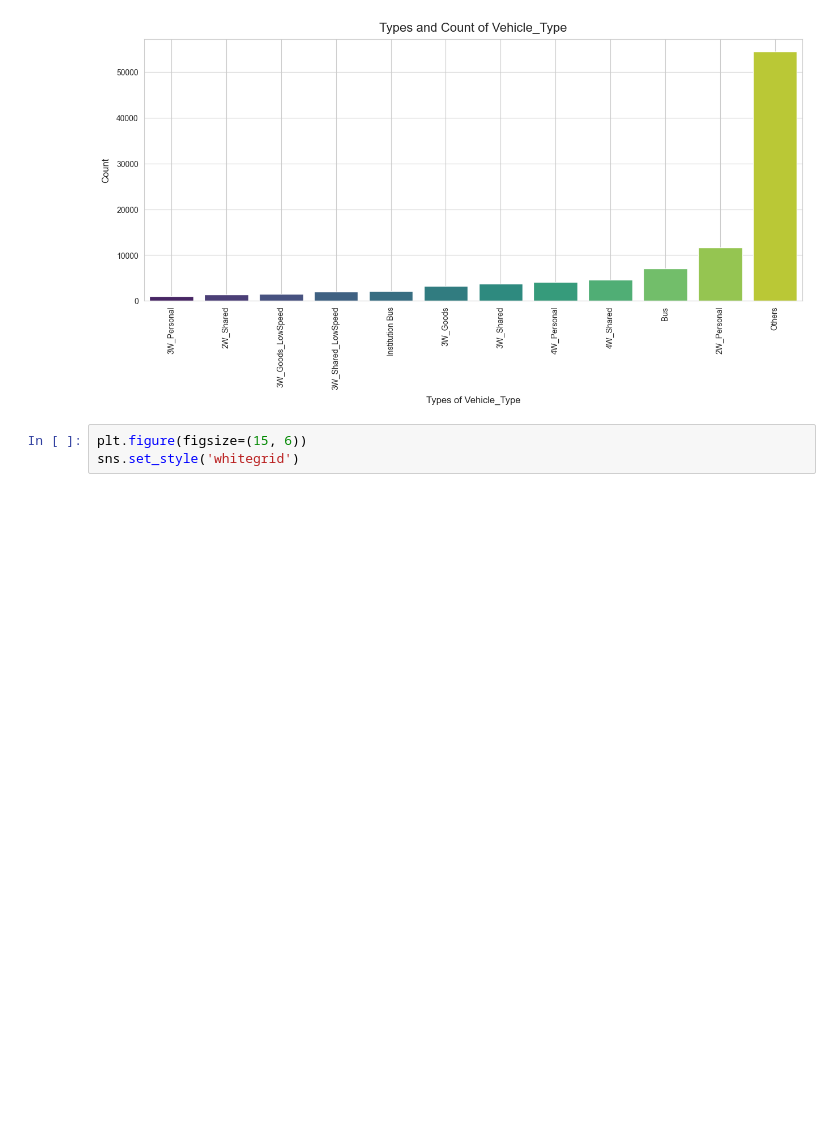
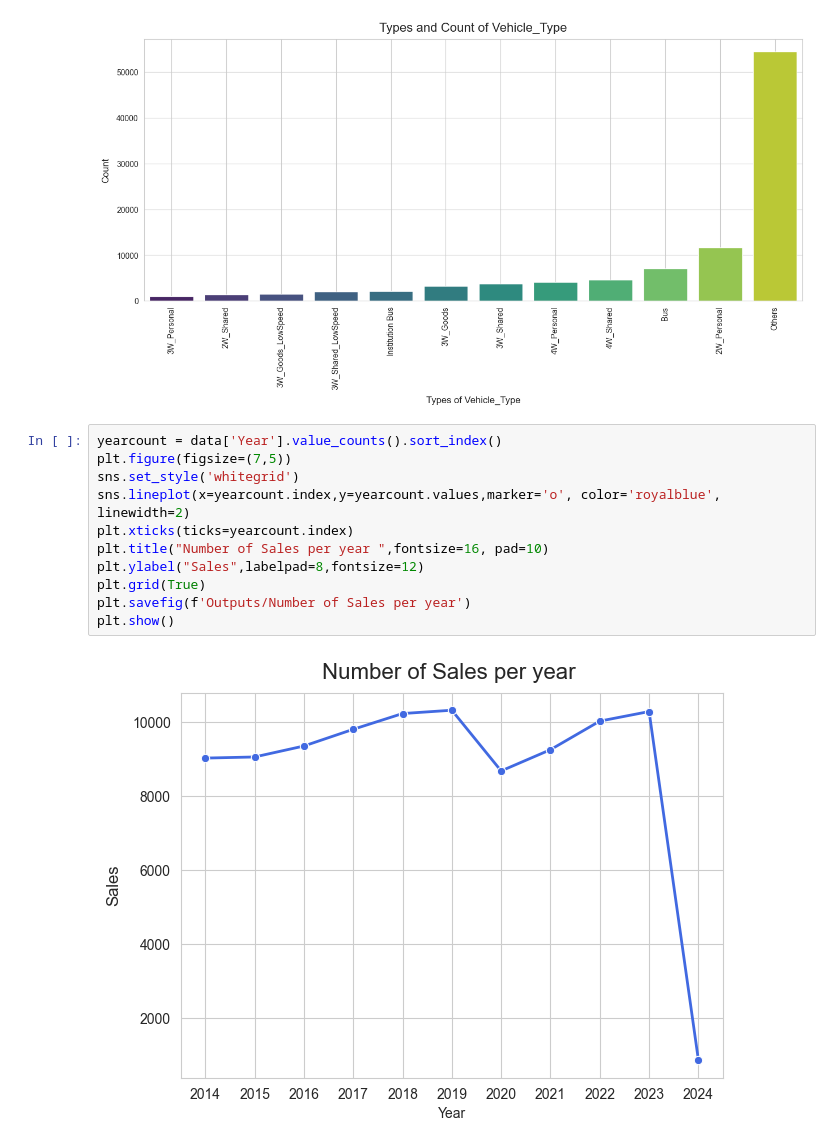
Before and after one commit to Christophermathai/Electric-Vehicle-Sales-by-State-in-India-Data-Analysis, a Jupyter notebook: Electric Vehicle Sales by State in India.ipynb, the cells around one changed output. Cells and saved outputs as stored; diff of their text form; blank space fills up the shorter version.

```diff
--- a/Electric Vehicle Sales by State in India.ipynb
+++ b/Electric Vehicle Sales by State in India.ipynb
@@ -107,5 +107,15 @@ Passing `palette` without assigning `hue` is deprecated and will be removed in v
   sns.countplot(data=data,x=i,palette="viridis",hue=None,order=data[i].value_counts(ascending=True).index)
 [figure]
 # %%
-plt.figure(figsize=(15, 6))
+yearcount = data['Year'].value_counts().sort_index()
+plt.figure(figsize=(7,5))
 sns.set_style('whitegrid')
+sns.lineplot(x=yearcount.index,y=yearcount.values,marker='o', color='royalblue', linewidth=2)
+plt.xticks(ticks=yearcount.index)
+plt.title("Number of Sales per year ",fontsize=16, pad=10)
+plt.ylabel("Sales",labelpad=8,fontsize=12)
+plt.grid(True)
+plt.savefig(f'Outputs/Number of Sales per year')
+plt.show()
+# %% [output]
+[figure, added]
```
Also changed, not shown: parts of 4 cells of this notebook, 5 other files.
